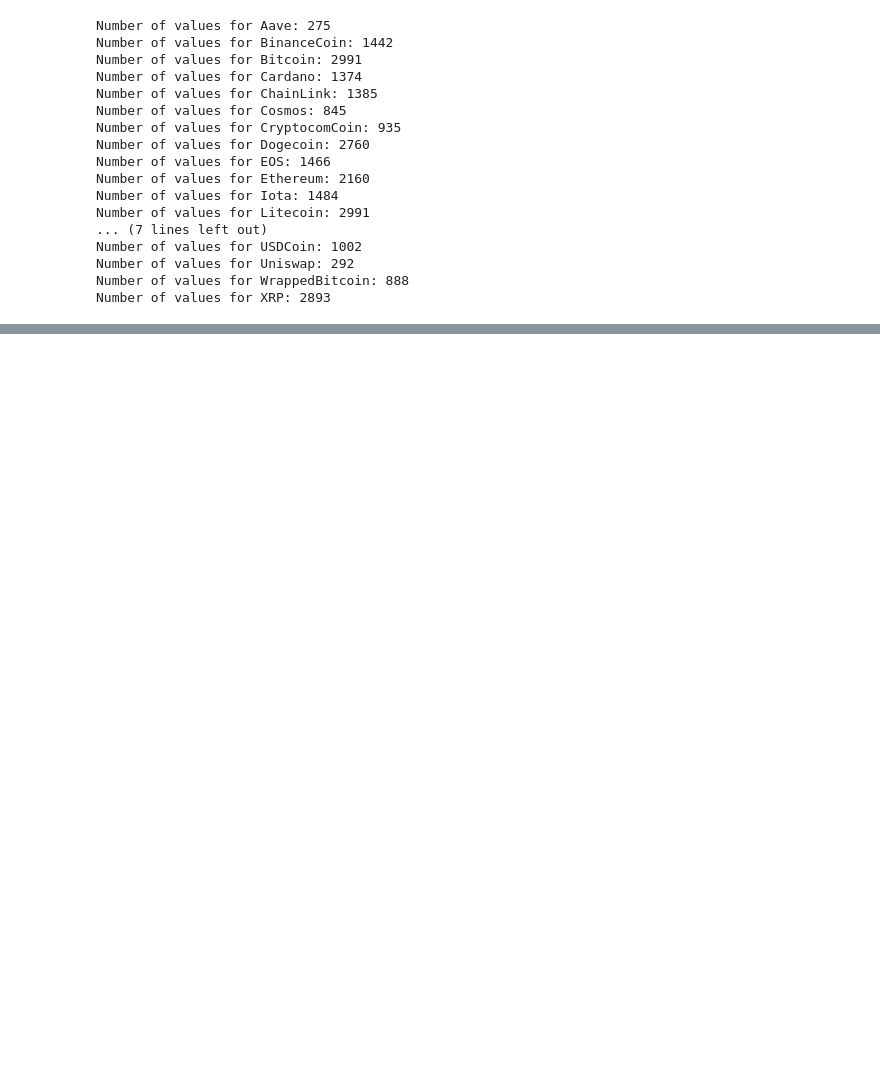
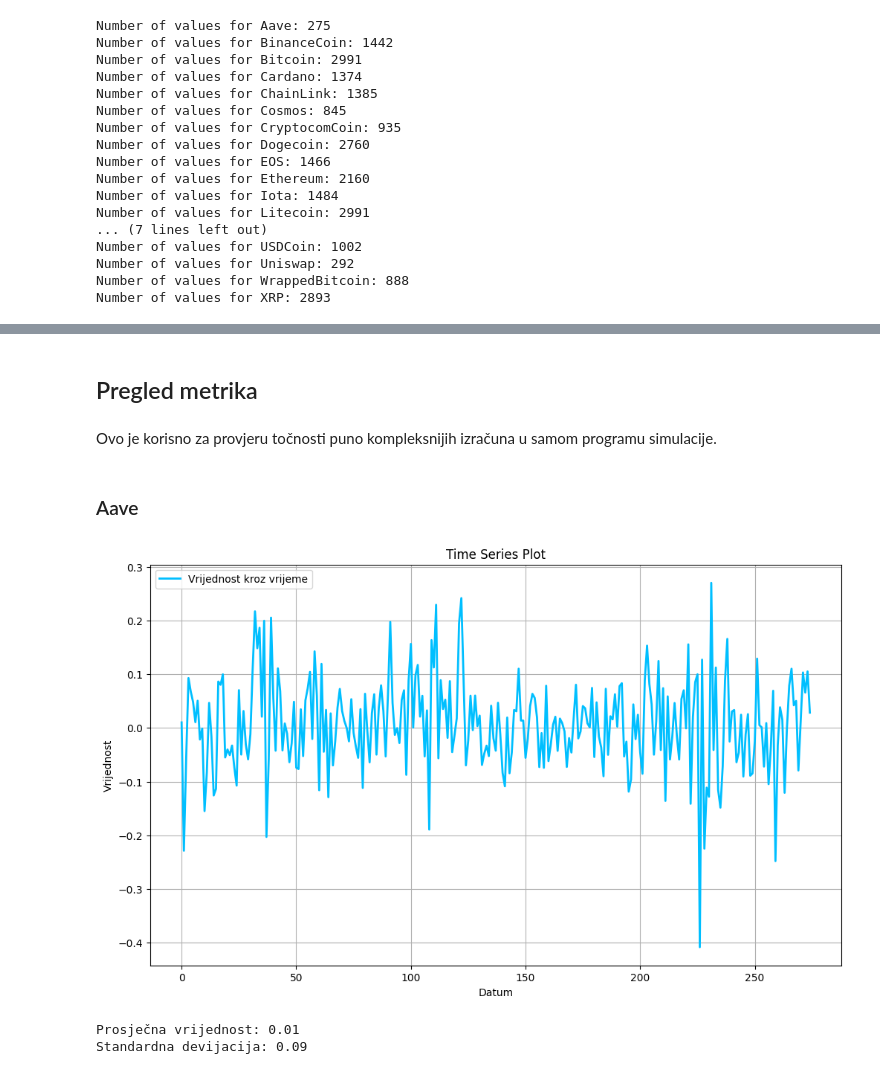
Before and after one commit to IvanDzanija/PortfolioSimulator, a Jupyter notebook: QuantifyRisk/notebooks/Untitled.ipynb, the cells around one changed output, grey strips where cells are left out. Saved outputs shown, nothing was run; the diff lists cells and outputs as text; code cells hidden in the pictures; blank space fills up the shorter version.

```diff
--- a/QuantifyRisk/notebooks/Untitled.ipynb
+++ b/QuantifyRisk/notebooks/Untitled.ipynb
@@ -89,0 +54,29 @@ plt.show()
+# %% [markdown]
+## Pregled metrika
+# %% [markdown]
+Ovo je korisno za provjeru točnosti puno kompleksnijih izračuna u samom programu simulacije.
+# %% [markdown]
+### Aave
+# %%
+df = dataframes[coins[0]]
+df['log_returns'] = np.log(df['Close'] / df['Open'])
+
+plt.figure(figsize=(12, 7))
+plt.plot(df.index, df['log_returns'], label='Vrijednost kroz vrijeme', color='deepskyblue', linewidth=2)
+plt.title('Time Series Plot')
+plt.xlabel('Datum')
+plt.ylabel('Vrijednost')
+plt.legend()
+plt.grid(True)
+plt.show()
+# %% [output]
+[figure, added]
+# %%
+mean_value = df['log_returns'].mean()
+std_dev = df['log_returns'].std()
+
+print(f"Prosječna vrijednost: {mean_value:.2f}")
+print(f"Standardna devijacija: {std_dev:.2f}")
+# %% [output]
+Prosječna vrijednost: 0.01
+Standardna devijacija: 0.09
```
Also changed, not shown: parts of 10 cells of this notebook, 1 other file.
